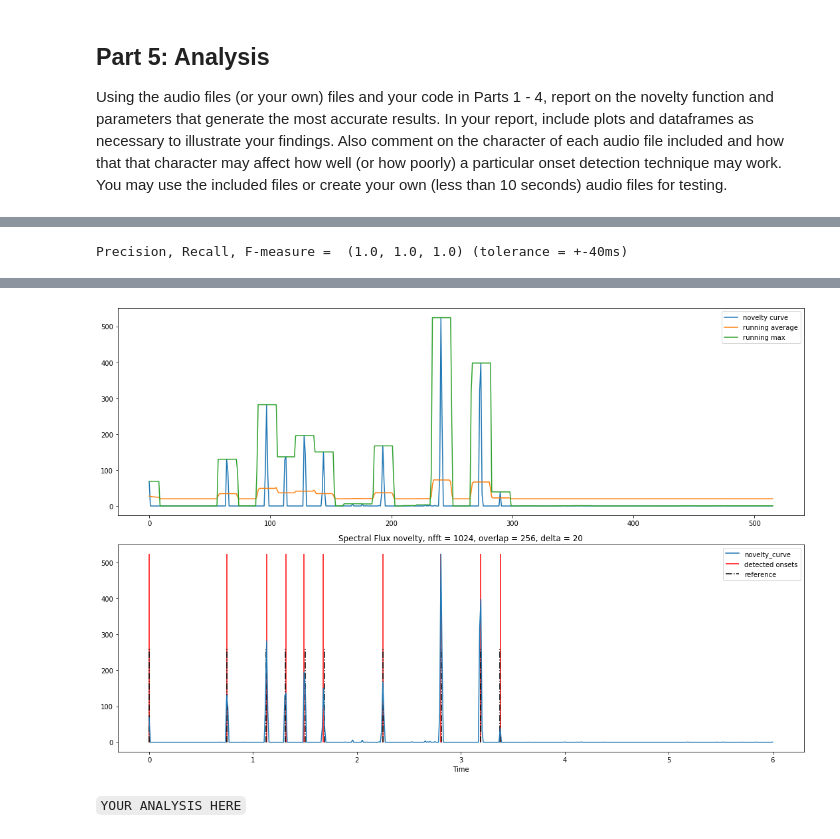
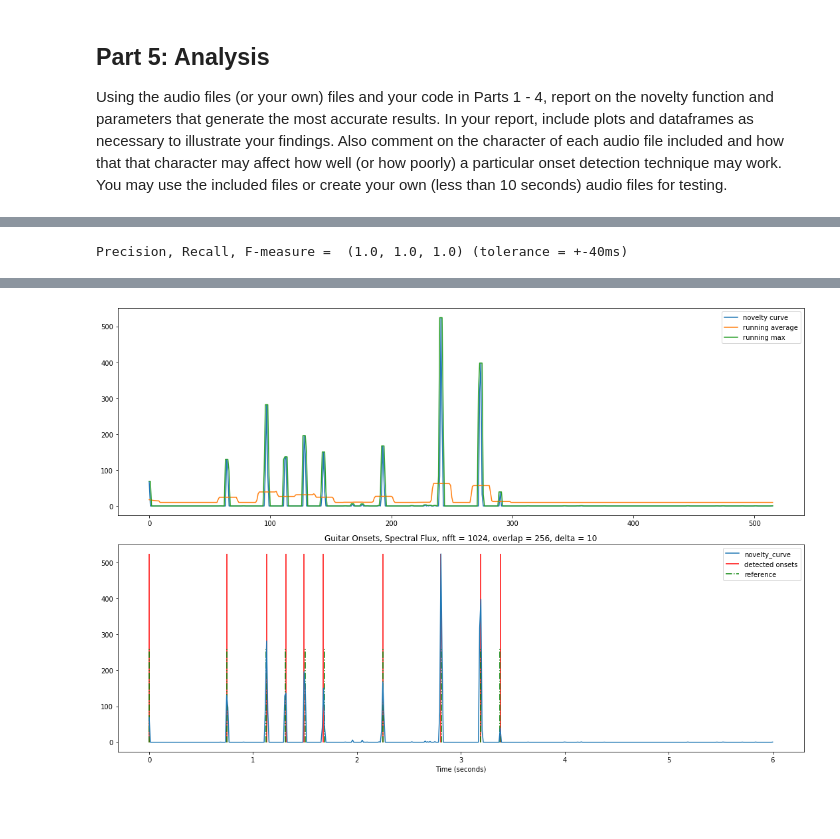
Before and after one commit to all-laugh/Music-Information-Retrieval-NYU, a Jupyter notebook: HW3/Homework-3.ipynb, the cells around one changed output, grey strips where cells are left out. Drawn from its saved outputs; the diff is of its cells as text; code cells hidden in the pictures; blank space fills up the shorter version.

```diff
--- a/HW3/Homework-3.ipynb
+++ b/HW3/Homework-3.ipynb
@@ -139,9 +140,13 @@ plt.plot(time_vector, e_novelty)
 # %%
-s_novelty = spectral_flux_novelty(x, 256, 128, 10)
+x, fs = librosa.load("audio/drums.aif")
+
+N = len(x)
+T = N/fs
+s_novelty = spectral_flux_novelty(x, 256, 256, 10)
 time_vector = np.linspace(0, T, len(s_novelty))
 
 plt.xlabel('Time (seconds)')
-plt.title('Spectral Flux novelty, w = 256, overlap = 128')
+plt.title('Spectral Flux novelty, window size = 256, hop = 256')
 plt.plot(time_vector,  s_novelty)
 # %% [output]
 [<matplotlib.lines.Line2D at 0x...>]
@@ -177,11 +182,6 @@ def detect_onsets (n_fn, mean_len, max_len, delta):
         detected onsets (frame number)
 
     """
-    if ( 2 * mean_len + 1 > len(n_fn) ) :
-        raise ValueError('mean_len must be less than half of sample length')
-
-    if ( max_len > 2 * mean_len + 1 ) :
-        raise ValueError('max_len must be no more than than 2 * mean_len + 1')
 
     # Setting up an empty running_average array
     running_average = []
@@ -444,40 +472,40 @@ T = N/fs
 #-------------------------#
 plt.subplot(211)
 gamma = 10
+# s_novelty = energy_novelty(x, 512)
 s_novelty = spectral_flux_novelty(x, 1024, 256, gamma)
 time_vector = np.linspace(0, T, len(s_novelty))
 
 #-------------------------#
 #     Onset-Detection     #
 #-------------------------#
-delta = 20
-onset_frames = detect_onsets(s_novelty, 8, 16, delta)
+delta = 10
+# delta = 1.1
+onset_frames = detect_onsets(s_novelty, 8, 3, delta)
 
 
 #-------------------------#
 #        Plotting         #
 #-------------------------#
 plt.subplot(212)
-plt.xlabel('Time')
-plt.title('Spectral Flux novelty, nfft = 1024, overlap = 256, delta = {}'.format(delta))
+plt.xlabel('Time (seconds)')
+plt.title('Guitar Onsets, Spectral Flux, nfft = 1024, overlap = 256, delta = {}'.format(delta))
 plt.plot(time_vector,  s_novelty, label = 'novelty_curve')
-plt.vlines(time_vector[onset_frames], 0, s_novelty.max(), linestyles='solid', color='r', label = 'detected onsets')
-plt.vlines(reference_onsets, 0, s_novelty.max() / 2, linestyles = 'dashdot', label = 'reference')
+plt.vlines(time_vector[onset_frames], 0, s_novelty.max(), linestyles='solid', color = 'r', label = 'detected onsets')
+plt.vlines(reference_onsets, 0, s_novelty.max() / 2, linestyles = 'dashdot', color = 'g', label = 'reference')
 plt.legend()
 plt.tight_layout()
 
 #-------------------------#
 #       Evaluation        #
 #-------------------------#
 detected_onsets = time_vector[onset_frames]
 Evaluations = evaluate_onsets(reference_onsets, detected_onsets, 1764)
 print ("Precision, Recall, F-measure = ", Evaluations, "(tolerance = +-40ms)")
 
 from IPython.display import Audio
 Audio(data = x, rate = fs)
 # %% [output]
 Precision, Recall, F-measure =  (1.0, 1.0, 1.0) (tolerance = +-40ms)
 [interactive output not drawn]
-[figure, old version]
+[figure, new version]
-# %% [markdown]
-`YOUR ANALYSIS HERE`
```
Also changed, not shown: parts of 18 cells of this notebook, 1 other file.
